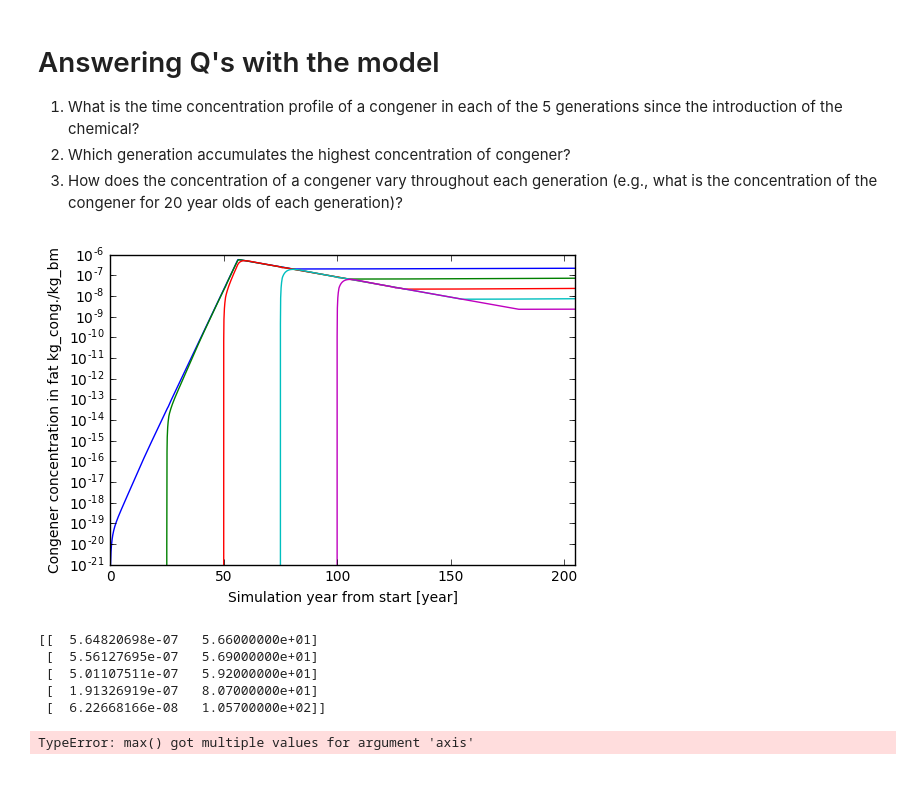
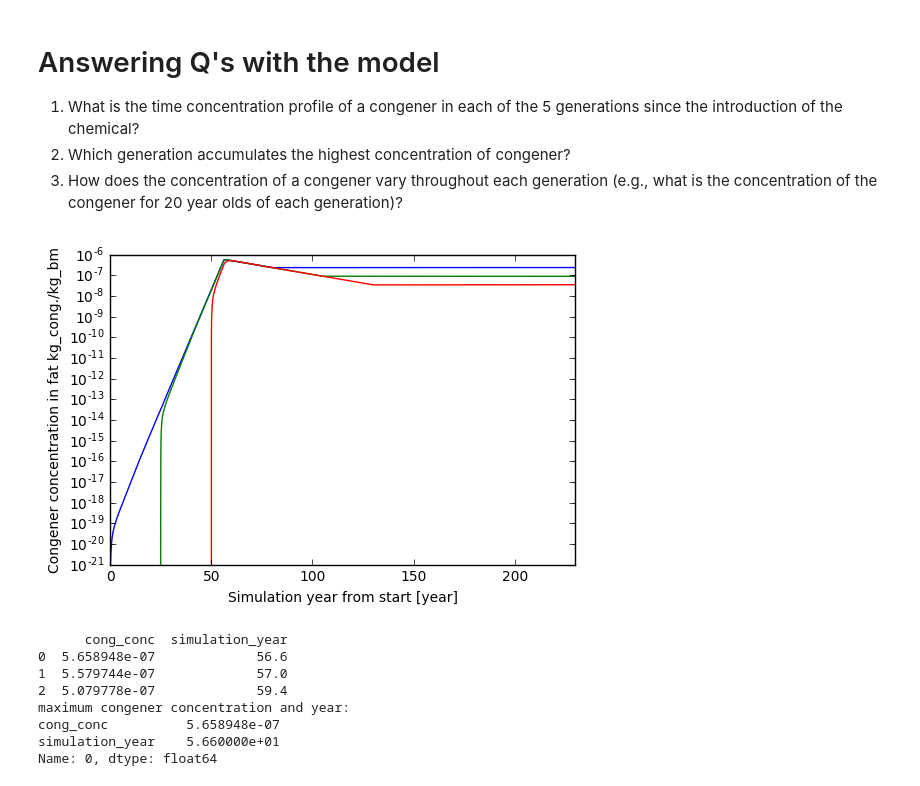
Before and after one commit to PandaStabber/pbpk_breastmilk, a Jupyter notebook: examples/pk_milk_basic_functionality_example.ipynb, the cells around one changed output. Cells and saved outputs as stored; diff of their text form; code cells hidden in the pictures.

```diff
--- a/examples/pk_milk_basic_functionality_example.ipynb
+++ b/examples/pk_milk_basic_functionality_example.ipynb
@@ -40,7 +40,7 @@ In this example, let's solve some problems:
 4. assume that the 1st order kinetic elimination coefficient is log(2)/5 [1/years]. Note: k_elim can also be calculated for each congener, which will be demonstrated.
 5. assume that there are 2 ode's per generation: one for fat mass and one for chemical in fat mass.
 # %%
-pk_milk_base = pk_milk(gens=5, y_end=205,lifespan=80,
+pk_milk_base = pk_milk(gens=3, y_end=230,lifespan=80,
                        brth_age = 25, average_lact_time=[10/12]*5,
                       k_lac=[1e-2] * 5, k_elim=[np.log(2) / 5] * 5)
 # %%
@@ -223,30 +223,36 @@ plt.show()
 # %%
 #1. time concentration concentration profile of a single congener in each of the 5 generations
 # plot only the chemical mass compartments for each generation
 for gen in range(0, pk_milk_base.gens*pk_milk_base.odes_in_each_generation)[1::2]:
     plt.plot(x_simulation, pk_milk_base.dydt_solution[gen][:])
     plt.xlim(x_simulation[0],x_simulation[-1])
     plt.yscale('log')
 plt.xlabel('Simulation year from start [year]')
 plt.ylabel('Congener concentration in fat kg_cong./kg_bm')
 plt.show()
-
-# 2. Which generation accumulates the highest concentration of a congener.
-# 2.1. Calculate the highest concentration of congener in each generation:
-max_y =[]
-max_x =[]
-for gen in range(0, pk_milk_base.gens*pk_milk_base.odes_in_each_generation)[1::2]:
-    max_y.append(max(pk_milk_base.dydt_solution[gen][:]))
-    max_x.append(x_simulation[pk_milk_base.dydt_solution[gen][:].argmax()])
-conc_year_max = np.matrix([max_y,max_x]).T
-print(conc_year_max)
-print(conc_year_max.max(0))
-# print(np.argmax(,axis=1)))
 # %% [output]
-[figure, old version]
+[figure, new version]
-[[  5.64820698e-07   5.66000000e+01]
- [  5.56127695e-07   5.69000000e+01]
- [  5.01107511e-07   5.92000000e+01]
- [  1.91326919e-07   8.07000000e+01]
- [  6.22668166e-08   1.05700000e+02]]
-TypeError: max() got multiple values for argument 'axis'
+# %%
+#2.0 Which generation accumulates the highest concentration of a congener.
+max_y =[]
+max_x =[]
+for gen in range(0, pk_milk_base.gens*pk_milk_base.odes_in_each_generation)[1::2]:
+    max_y.append(max(pk_milk_base.dydt_solution[gen][:]))
+    max_x.append(x_simulation[pk_milk_base.dydt_solution[gen][:].argmax()])
+conc_year_max = pd.DataFrame(np.matrix([max_y,max_x]).T, columns = ['cong_conc','simulation_year'])
+
+#2.1. Calculate the highest concentration of congener in each generation.
+print(conc_year_max)
+
+#2.2. Calculate the highest concentration of congener in all generatiosn.
+print('maximum congener concentration and year:')
+print(conc_year_max.loc[conc_year_max['cong_conc'].idxmax()])
+# %% [output]
+      cong_conc  simulation_year
+0  5.658948e-07             56.6
+1  5.579744e-07             57.0
+2  5.079778e-07             59.4
+maximum congener concentration and year:
+cong_conc          5.658948e-07
+simulation_year    5.660000e+01
+Name: 0, dtype: float64
```
Also changed, not shown: parts of 8 cells of this notebook.
